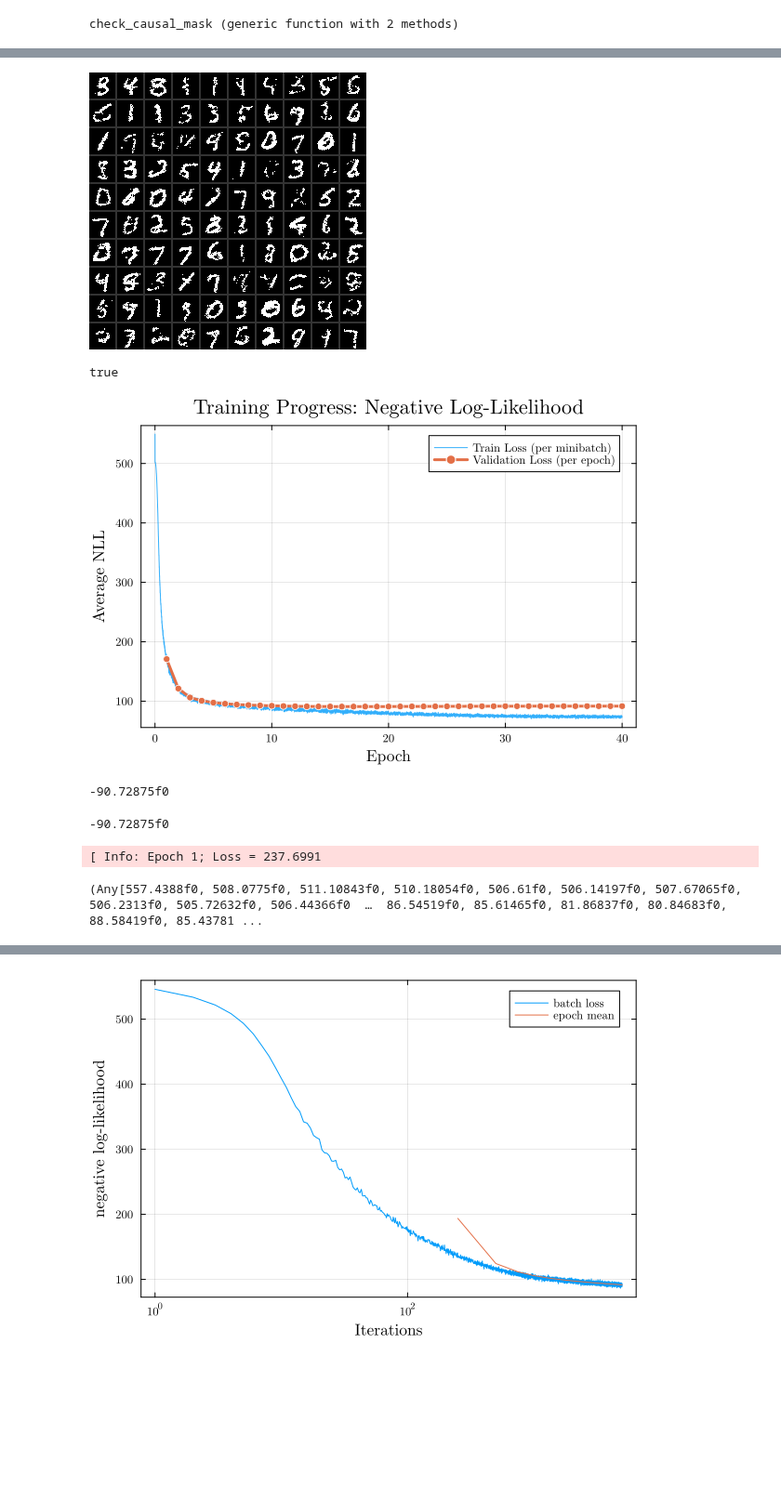
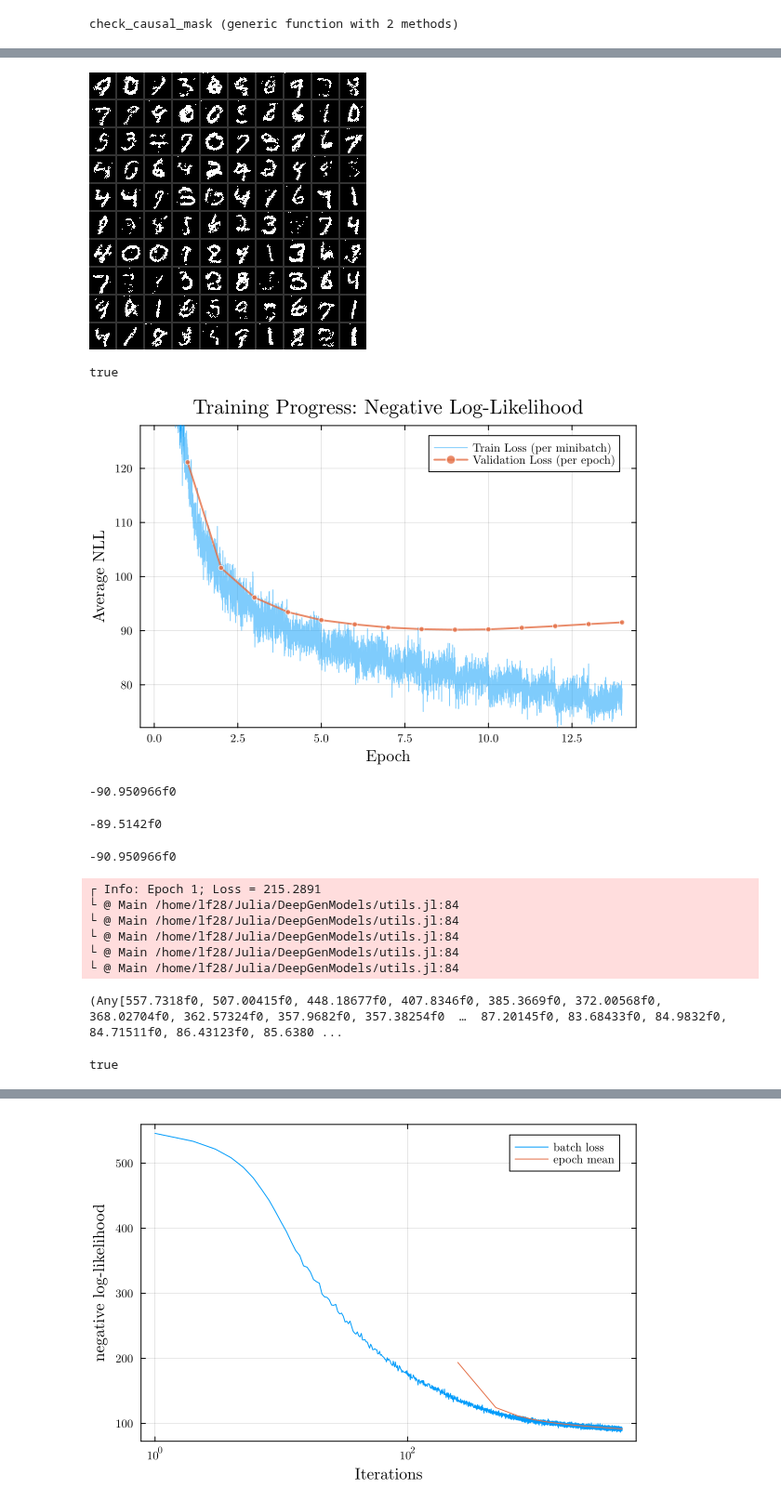
Before and after one commit to lf28/DeepGenModels, a Jupyter notebook: MADE.ipynb, the cells around one changed output, grey strips where cells are left out. Shown at 93% size. Drawn from its saved outputs; the diff is of its cells as text; code cells hidden in the pictures; blank space fills up the shorter version.

```diff
--- a/MADE.ipynb
+++ b/MADE.ipynb
@@ -32,6 +33,6 @@ end
 # %%
 include("./utils.jl")
 include("./io_utils.jl")
-batch_size = 200
+batch_size = 128
 mnist_binary_loader, mnist_binary_test, mnist_binary_valid = load_binary_mnist_data(batch_size; tensor_shape = (28^2, :))
 # %% [output]
@@ -414,11 +446,17 @@ end
 # %% [output]
 check_causal_mask (generic function with 2 methods)
 # %%
-Random.seed!(1234)
-input_order = shuffle([1:28^2;])
-hidden_size = 5000
-made_model_one_mask = MADE(28^2, [hidden_size]; input_order = input_order, res_con = true, num_masks = 1)  |> device
-losses_made_one_mask, valid_loss_one_mask, best_made_one_mask = fit!(made_model_one_mask, mnist_binary_loader, Adam(), 40; verbose =false, validation_data = mnist_binary_valid, patience = 50)
+Random.seed!(123)
+input_order = [1:(28^2);]
+hidden_size = 8000
+made_model_one_mask = MADE(28^2, [hidden_size]; input_order=input_order, res_con=true, num_masks=1) |> device
+losses_made_one_mask, valid_loss_one_mask, best_made_one_mask = fit!(made_model_one_mask, mnist_binary_loader,
+    Adam(), 40;
+    save_check_points=true,
+    verbose=true,
+    valid_data=mnist_binary_valid,
+    patience=5
+)
 
-# losses_made_en, best_made_en = fit!(made_model_en, mnist_binary_loader, Adam(), 500; validation_data = mnist_binary_valid, patience =50)
+# losses_made_en, valid_losses, best_made_en = fit!(made_model_one_mask, mnist_binary_loader, Adam(), 20; validation_data = mnist_binary_valid, patience =50)
 # %% [output]
@@ -426,8 +482,11 @@ losses_made_one_mask, valid_loss_one_mask, best_made_one_mask = fit!(made_model_
 # %%
+set_rand_seed(1234)
 vec2imgs(sample(made_model_one_mask, 100); nrows=10)
-# sample(made_model_one_mask, 100)[1]
+# sample(made_model_one_mask, 100)
+# best_made_one_mask
+vec2imgs(sample(best_made_one_mask |> device, 100); nrows=10)
 # %% [output]
-[figure, old version]
+[figure, new version]
 # %%
 check_causal_mask(made_model_one_mask)
 # %% [output]
@@ -435,20 +494,33 @@ true
 # %%
 plot_loss_history(losses_made_one_mask, valid_loss_one_mask, mnist_binary_loader)
 # %% [output]
-[figure, old version]
+[figure, new version]
 # %%
 logpdf(made_model_one_mask |> device, mnist_binary_test |> device; train = false)
 # %% [output]
--90.72875f0
+-90.950966f0
+# %%
+logpdf(best_made_one_mask |> device, mnist_binary_test |> device; train = false)
+# %% [output]
+-89.5142f0
 # %%
 update_maskset!(made_model_one_mask)
 logpdf(made_model_one_mask|> device, mnist_binary_test |> device)
 # %% [output]
--90.72875f0
+-90.950966f0
 # %%
 Random.seed!(1234)
 made_model_en = MADE(28^2, [8000, 8000]; act=relu, input_order=nothing, res_con=true, num_masks=20, init=Flux.kaiming_uniform) |> device
-losses_made_en, valid_loss_en, best_made_en = fit!(made_model_en, mnist_binary_loader, Adam(), 50; validation_data=mnist_binary_valid, patience=30, every_epoch=20)
+losses_made_en, valid_loss_en, best_made_en = fit!(made_model_en, mnist_binary_loader, Adam(), 50;
+    valid_data=mnist_binary_valid,
+    patience=30,
+    every_epoch=10
+)
 # %% [output]
-[ Info: Epoch 1; Loss = 237.6991
+┌ Info: Epoch 1; Loss = 215.2891
+└ @ Main /home/lf28/Julia/DeepGenModels/utils.jl:84
+└ @ Main /home/lf28/Julia/DeepGenModels/utils.jl:84
+└ @ Main /home/lf28/Julia/DeepGenModels/utils.jl:84
+└ @ Main /home/lf28/Julia/DeepGenModels/utils.jl:84
+└ @ Main /home/lf28/Julia/DeepGenModels/utils.jl:84
-(Any[557.4388f0, 508.0775f0, 511.10843f0, 510.18054f0, 506.61f0, 506.14197f0, 507.67065f0, 506.2313f0, 505.72632f0, 506.44366f0  …  86.54519f0, 85.61465f0, 81.86837f0, 80.84683f0, 88.58419f0, 85.43781 ...
+(Any[557.7318f0, 507.00415f0, 448.18677f0, 407.8346f0, 385.3669f0, 372.00568f0, 368.02704f0, 362.57324f0, 357.9682f0, 357.38254f0  …  87.20145f0, 83.68433f0, 84.9832f0, 84.71511f0, 86.43123f0, 85.6380 ...
@@ -457,3 +527,7 @@ losses_made_en, valid_loss_en, best_made_en = fit!(made_model_en, mnist_binary_l
+# %%
+check_causal_mask(made_model_en)
+# %% [output]
+true
 # %%
 plot_loss_history(losses_made_en, valid_loss_en, mnist_binary_loader)
 # %% [output]
```
Also changed, not shown: parts of 28 cells of this notebook, 6 other files.
